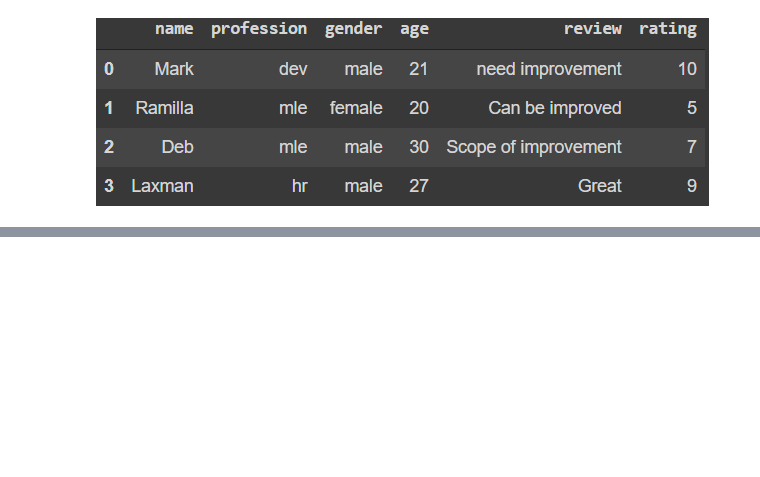
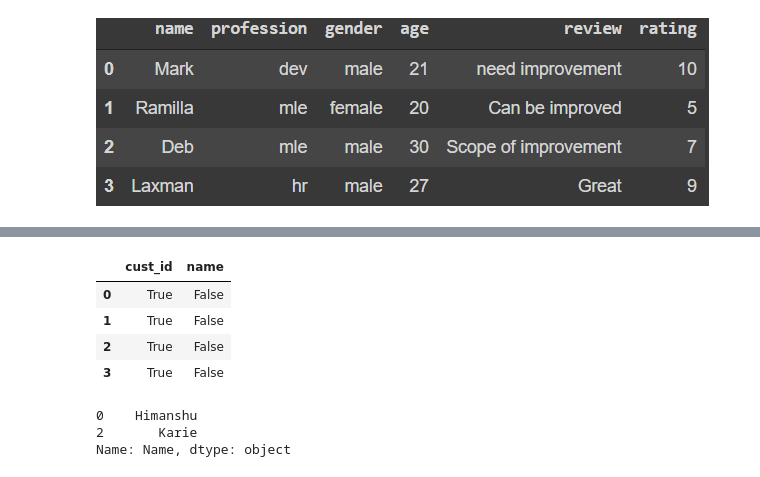
Before and after one commit to Abarajithan-Selvaraj/scaler-dsml-notes, a Jupyter notebook: 03 Python Libraries/pandas-assignments.ipynb, the cells around one changed output, grey strips where cells are left out. Saved outputs shown, nothing was run; the diff lists cells and outputs as text; code cells hidden in the pictures; blank space fills up the shorter version.

```diff
--- a/03 Python Libraries/pandas-assignments.ipynb
+++ b/03 Python Libraries/pandas-assignments.ipynb
@@ -358,0 +491,15 @@ def population_df(df):
+# %%
+# D39 - Q8: Given a dataframe df below. Which of the following will throw an error?
+
+df = pd.DataFrame([[101, "rick"], [102, "morty"], [103, "pickle"], [104, "jerry"]], columns=["cust_id", "name"])
+
+df.isin([101, 102, 120])
+df.isin({'cust_id': [101, 102]})
+df.isin(df.cust_id)
+# ANS: df.name.isin('rick')
+# %% [output]
+|  | cust_id | name |
+| 0 | True | False |
+| 1 | True | False |
+| 2 | True | False |
+| 3 | True | False |
@@ -358,0 +523,12 @@ def population_df(df):
+# %%
+# D39 - Q10: Given a college student data frame, with columns "Name", "Age", "Percentage" and "Stream".
+# Return the name of students belonging to either commerce or Arts Stream with a Percentage >= 75.
+
+df = pd.DataFrame([["Himanshu", 15, 80, "Commerce"],  ["Robert", 14, 77, "Science"], ["Karie", 15, 83, "Arts"], ["Rohan", 16, 45, "Commerce"], ["John", 17, 70, "Science"]], columns=["Name", "Age", "Percentage", "Stream"])
+
+toppers = df.loc[df["Percentage"] >= 75]
+toppers.loc[toppers["Stream"].isin(["Commerce","Arts"])]["Name"]
+# %% [output]
+0    Himanshu
+2       Karie
+Name: Name, dtype: object
```
Also changed, not shown: parts of 15 cells of this notebook, 3 other files.
